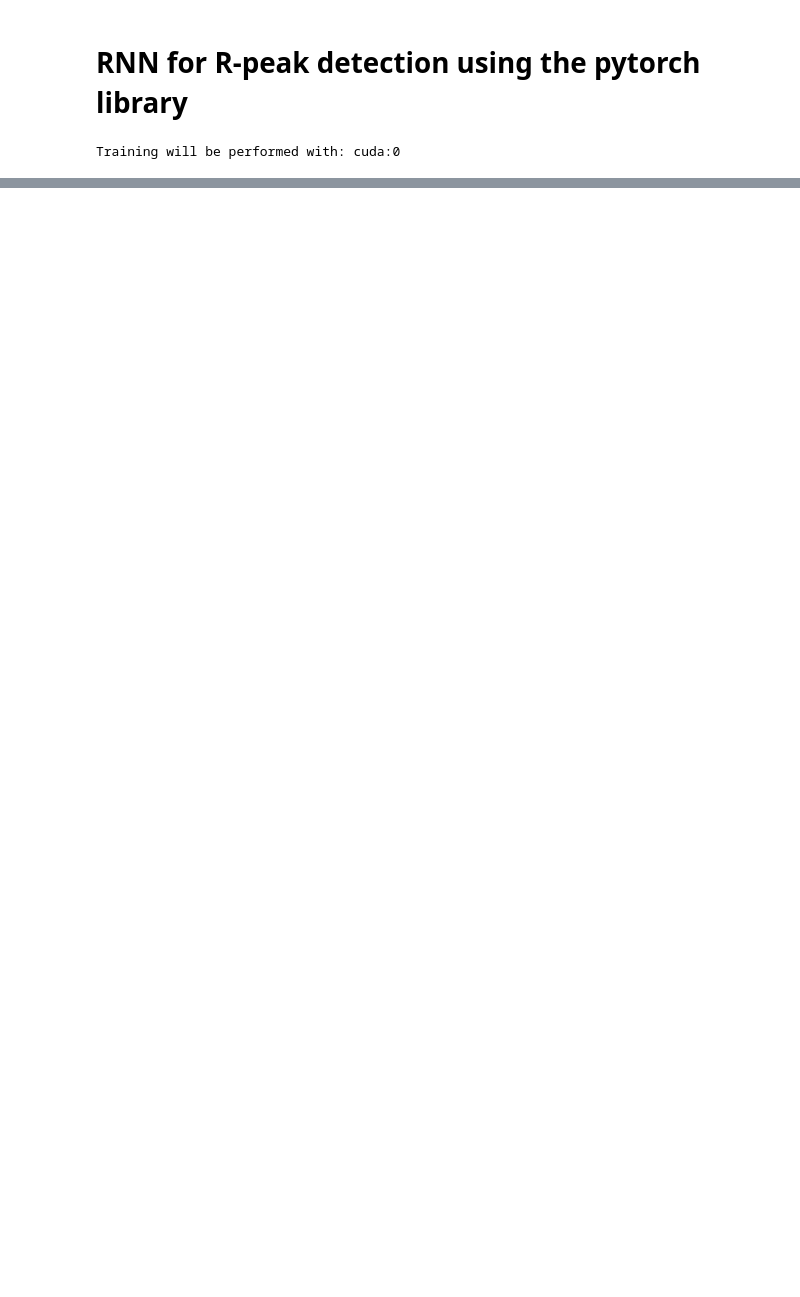
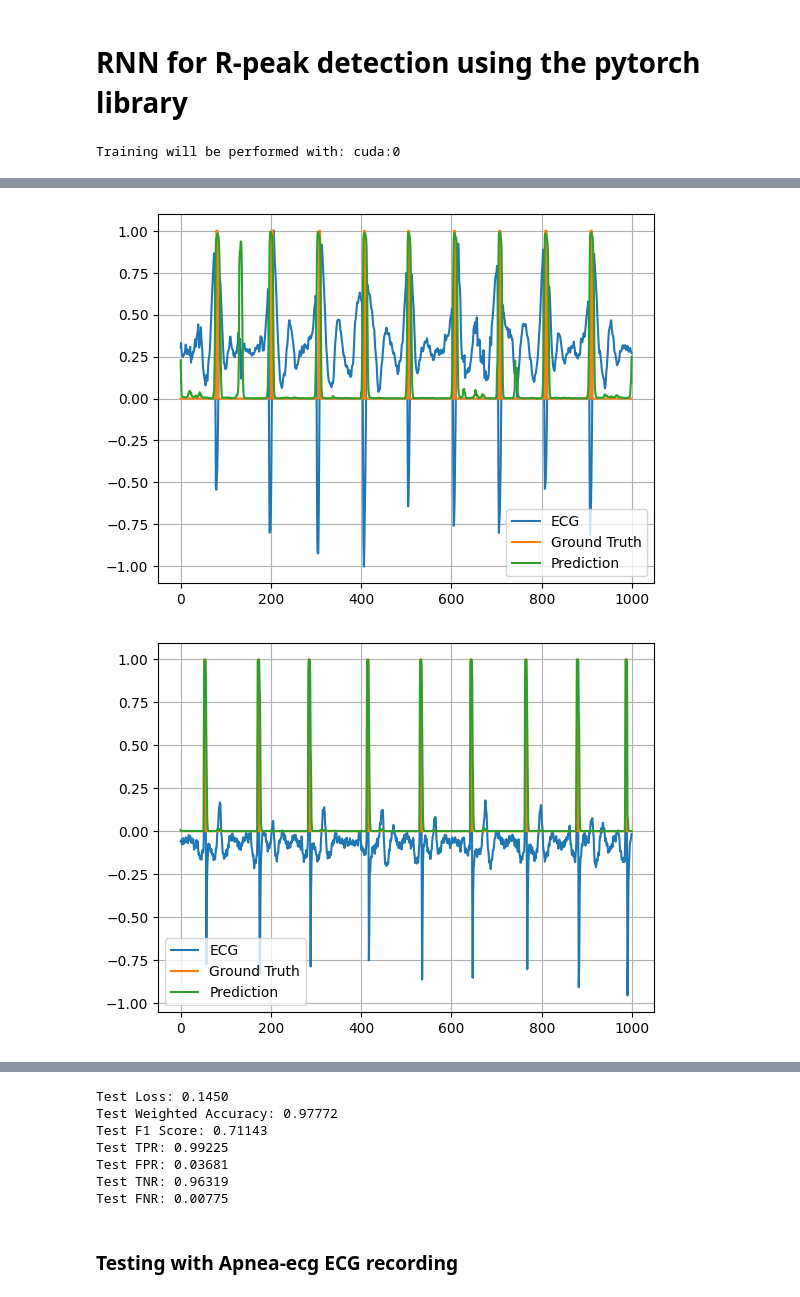
Before and after one commit to patrykcommander/RPNet, a Jupyter notebook: RNN.ipynb, the cells around one changed output, grey strips where cells are left out. Saved outputs shown, nothing was run; the diff lists cells and outputs as text; code cells hidden in the pictures; blank space fills up the shorter version.

```diff
--- a/RNN.ipynb
+++ b/RNN.ipynb
@@ -305,0 +395,6 @@ plt.plot(results[0].cpu().detach().numpy())
+# %%
+torch.save(model, "./checkpoints/lstm/two_bilstm_hidden_size_32_epoch_20_whole_mitbih.pt")
+model.test_model(x_test=x_test, y_test=y_test, plot=True)
+# %% [output]
+[figure, added]
+[figure, added]
@@ -305,0 +410,9 @@ plt.plot(results[0].cpu().detach().numpy())
+Test Loss: 0.1450
+Test Weighted Accuracy: 0.97772
+Test F1 Score: 0.71143
+Test TPR: 0.99225
+Test FPR: 0.03681
+Test TNR: 0.96319
+Test FNR: 0.00775
+# %% [markdown]
+### Testing with Apnea-ecg ECG recording
```
Also changed, not shown: parts of 46 cells of this notebook, 10 other files.
